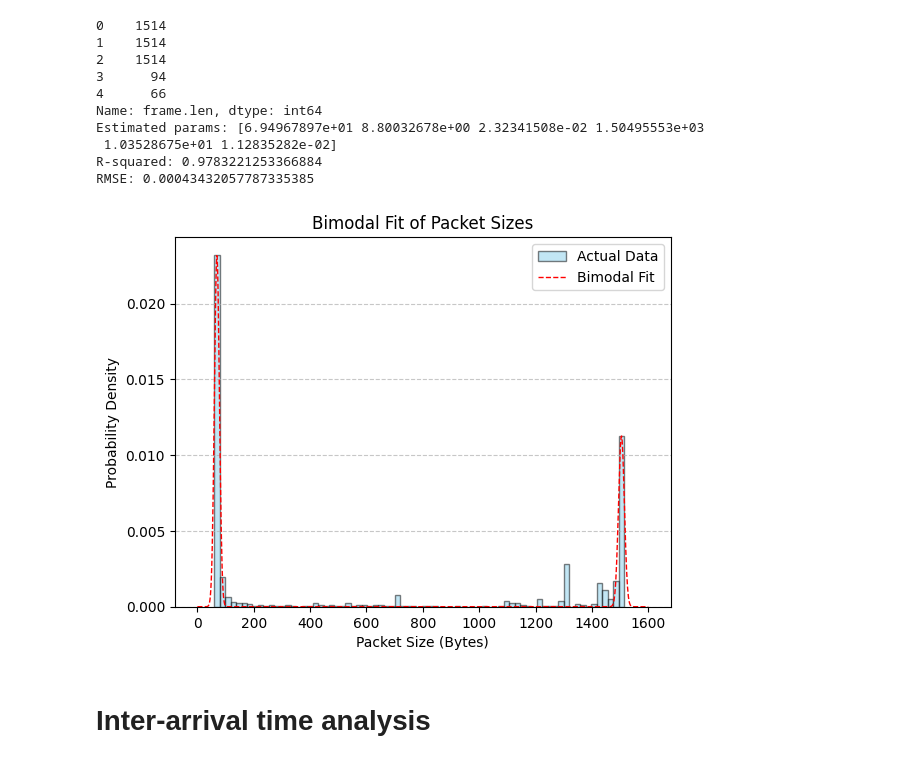
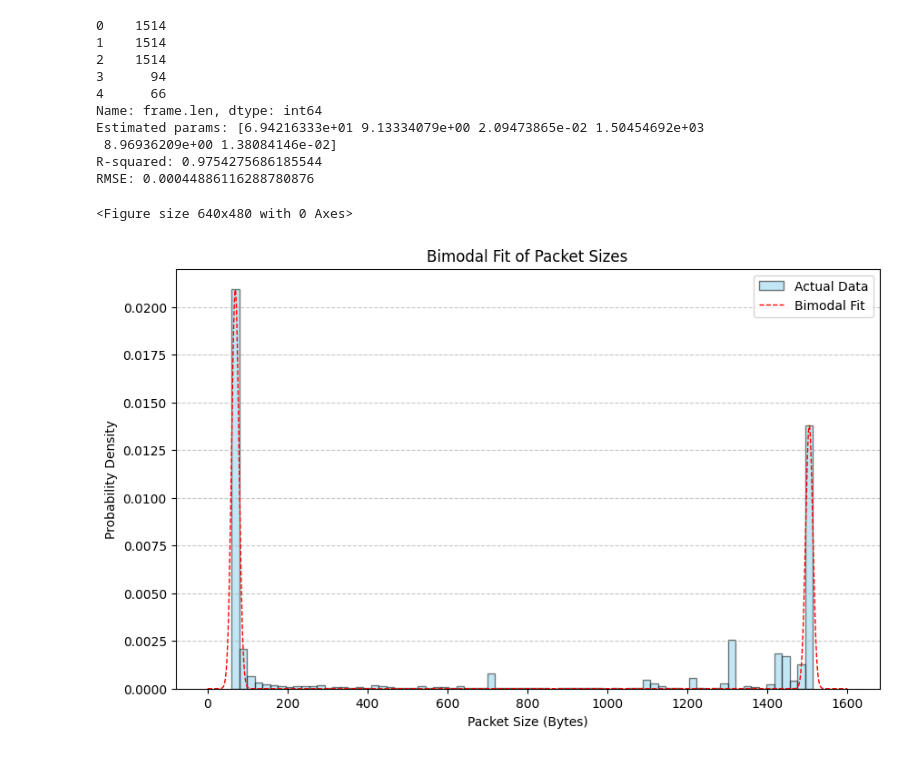
Before and after one commit to alarmfox/imdea-assignement, a Jupyter notebook: analysis.ipynb, the cells around one changed output. Cells and saved outputs as stored; diff of their text form; code cells hidden in the pictures.

Commit message:
feat: moved to python script for flow analysis

```diff
--- a/analysis.ipynb
+++ b/analysis.ipynb
@@ -76,7 +17,7 @@ def rsquared_rmse(predicted_data: np.ndarray, observed_data: np.ndarray) -> floa
 # %%
 import pandas as pd
 
-fname = "dataset/201302011400-4096.csv"
+fname = "dataset/201302011400-10000.csv"
 
 df = pd.read_csv(fname)
 
@@ -104,7 +78,17 @@ import matplotlib.pyplot as plt
 import numpy as np
 from scipy.optimize import curve_fit
 
-bins = 75
+def rsquared_rmse(predicted_data: np.ndarray, observed_data: np.ndarray) -> float:
+    residuals = observed_data - predicted_data
+
+    sse = np.sum(residuals ** 2)
+
+    sst = np.sum((observed_data - np.mean(observed_data)) ** 2)
+
+    r_squared = 1 - (sse / sst)
+    rmse = np.sqrt(np.mean(residuals**2))
+
+    return r_squared, rmse
 
 # Create the bimodal from the sum of 2 gaussian
 def gauss(x,mu,sigma,A):
@@ -112,6 +96,8 @@ def gauss(x,mu,sigma,A):
 
 def bimodal(x,mu1,sigma1,A1,mu2,sigma2,A2):
     return gauss(x,mu1,sigma1,A1) + gauss(x,mu2,sigma2,A2)
+
+bins = 75
 
 packet_sizes = df["frame.len"].dropna()
 
@@ -160,6 +146,7 @@ params, cov = curve_fit(
     maxfev=10000
 )
 
+plt.figure(figsize=(10,6))
 # Plot origial data
 plt.hist(packet_sizes, bins=bins, density=True, color='skyblue', edgecolor='black', alpha=0.5, label="Actual Data")
 
@@ -187,13 +174,12 @@ print("RMSE:", rmse)
 0    1514
 1    1514
 2    1514
 3      94
 4      66
 Name: frame.len, dtype: int64
-Estimated params: [6.94967897e+01 8.80032678e+00 2.32341508e-02 1.50495553e+03
- 1.03528675e+01 1.12835282e-02]
-R-squared: 0.9783221253366884
-RMSE: 0.00043432057787335385
+Estimated params: [6.94216333e+01 9.13334079e+00 2.09473865e-02 1.50454692e+03
+ 8.96936209e+00 1.38084146e-02]
+R-squared: 0.9754275686185544
+RMSE: 0.00044886116288780876
+<Figure size 640x480 with 0 Axes>
-[figure, old version]
+[figure, new version]
-# %% [markdown]
-# Inter-arrival time analysis
```
Also changed, not shown: parts of 11 cells of this notebook, 3 other files.
